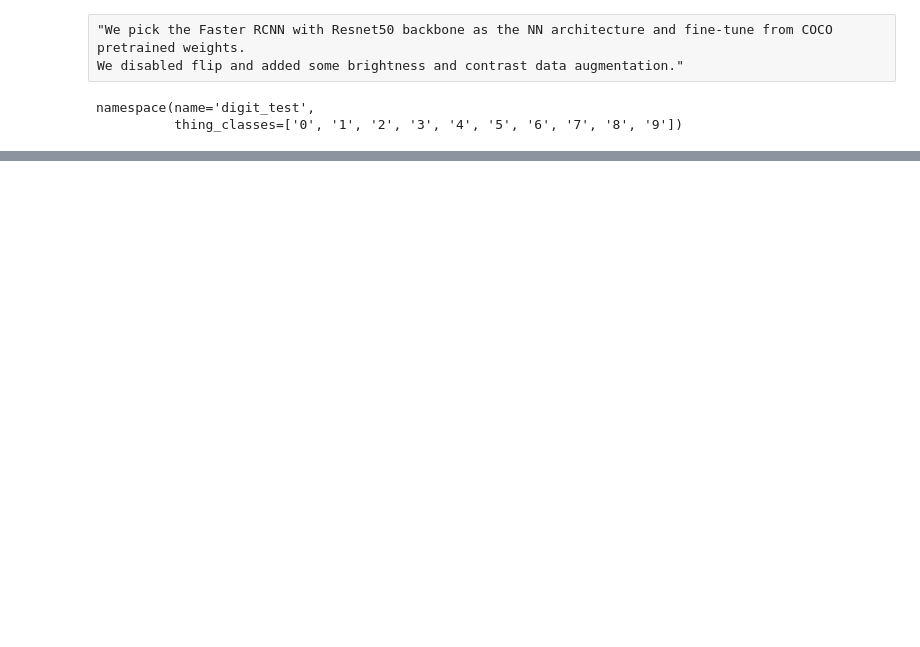
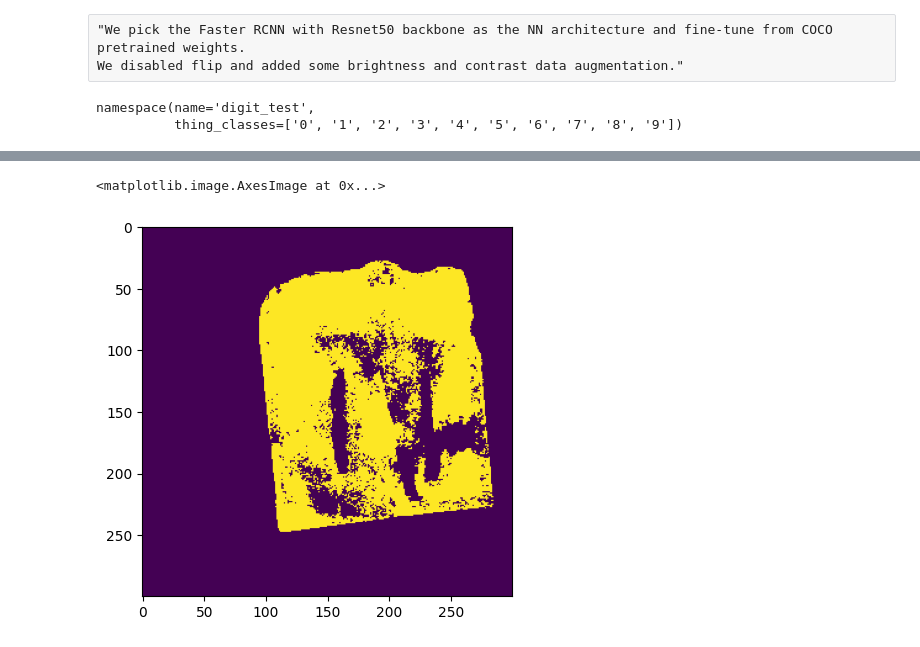
Before and after one commit to aquinon3/HandwrittenNumbeReader, a Jupyter notebook: DigitDetection.ipynb, the cells around one changed output, grey strips where cells are left out. Drawn from its saved outputs; the diff is of its cells as text; code cells hidden in the pictures; blank space fills up the shorter version.

```diff
--- a/DigitDetection.ipynb
+++ b/DigitDetection.ipynb
@@ -342,0 +276,12 @@ plt.show()
+# %%
+from skimage.restoration import denoise_tv_chambolle
+from skimage import color
+#test = cv.imread("/Users/quino070/Desktop/tag3.png")
+test = cv.imread("/Users/quino070/LeafShapeAnalysis/handwrittenlabels/images/250_4.jpg")
+test = cv.resize(test, (300,300), interpolation=cv.INTER_CUBIC)
+test = cv.fastNlMeansDenoising(test,5,7,21)
+_, test = cv.threshold(cv.cvtColor(test, cv.COLOR_BGR2GRAY), 180,190, cv.THRESH_BINARY)
+plt.imshow(test)
+# %% [output]
+<matplotlib.image.AxesImage at 0x...>
+[figure, added]
```
Also changed, not shown: parts of 8 cells of this notebook.
